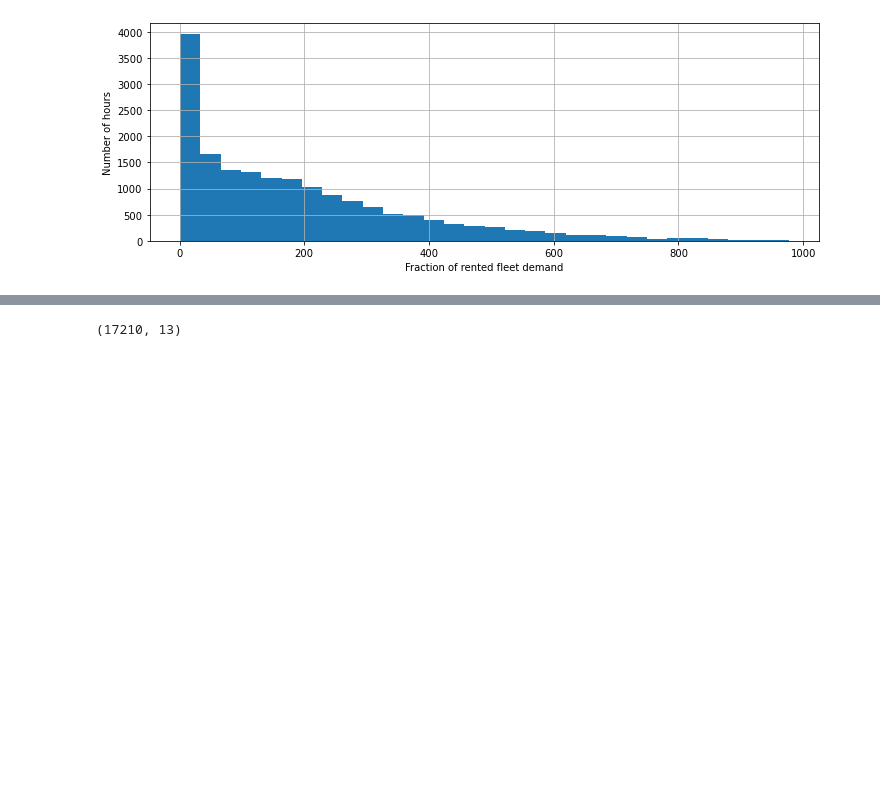
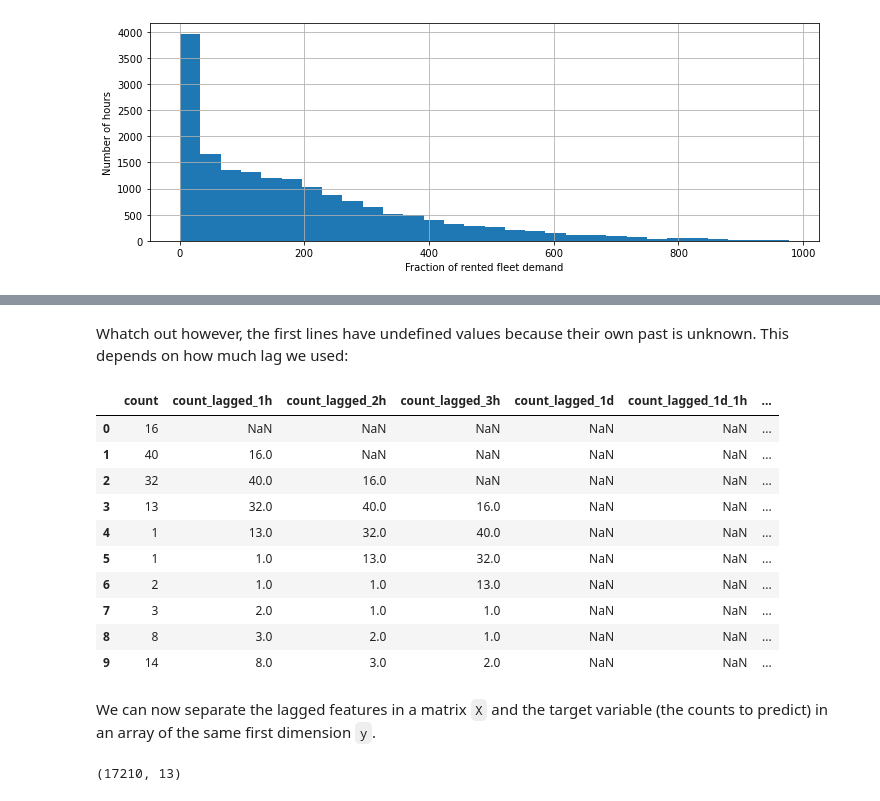
Before and after one commit to ogrisel/euroscipy-2022-time-series, a Jupyter notebook: plot_time_series_feature_engineering.ipynb, the cells around one changed output, grey strips where cells are left out. Drawn from its saved outputs; the diff is of its cells as text; code cells hidden in the pictures; blank space fills up the shorter version.

```diff
--- a/plot_time_series_feature_engineering.ipynb
+++ b/plot_time_series_feature_engineering.ipynb
@@ -118,0 +152,18 @@ lagged_df = pd.concat(
+# %% [markdown]
+Whatch out however, the first lines have undefined values because their own past is unknown. This depends on how much lag we used:
+# %%
+lagged_df.head(10)
+# %% [output]
+|  | count | count_lagged_1h | count_lagged_2h | count_lagged_3h | count_lagged_1d | count_lagged_1d_1h | ... |
+| 0 | 16 | NaN | NaN | NaN | NaN | NaN | ... |
+| 1 | 40 | 16.0 | NaN | NaN | NaN | NaN | ... |
+| 2 | 32 | 40.0 | 16.0 | NaN | NaN | NaN | ... |
+| 3 | 13 | 32.0 | 40.0 | 16.0 | NaN | NaN | ... |
+| 4 | 1 | 13.0 | 32.0 | 40.0 | NaN | NaN | ... |
+| 5 | 1 | 1.0 | 13.0 | 32.0 | NaN | NaN | ... |
+| 6 | 2 | 1.0 | 1.0 | 13.0 | NaN | NaN | ... |
+| 7 | 3 | 2.0 | 1.0 | 1.0 | NaN | NaN | ... |
+| 8 | 8 | 3.0 | 2.0 | 1.0 | NaN | NaN | ... |
+| 9 | 14 | 8.0 | 3.0 | 2.0 | NaN | NaN | ... |
+# %% [markdown]
+We can now separate the lagged features in a matrix `X` and the target variable (the counts to predict) in an array of the same first dimension `y`.
```
Also changed, not shown: parts of 31 cells of this notebook.
